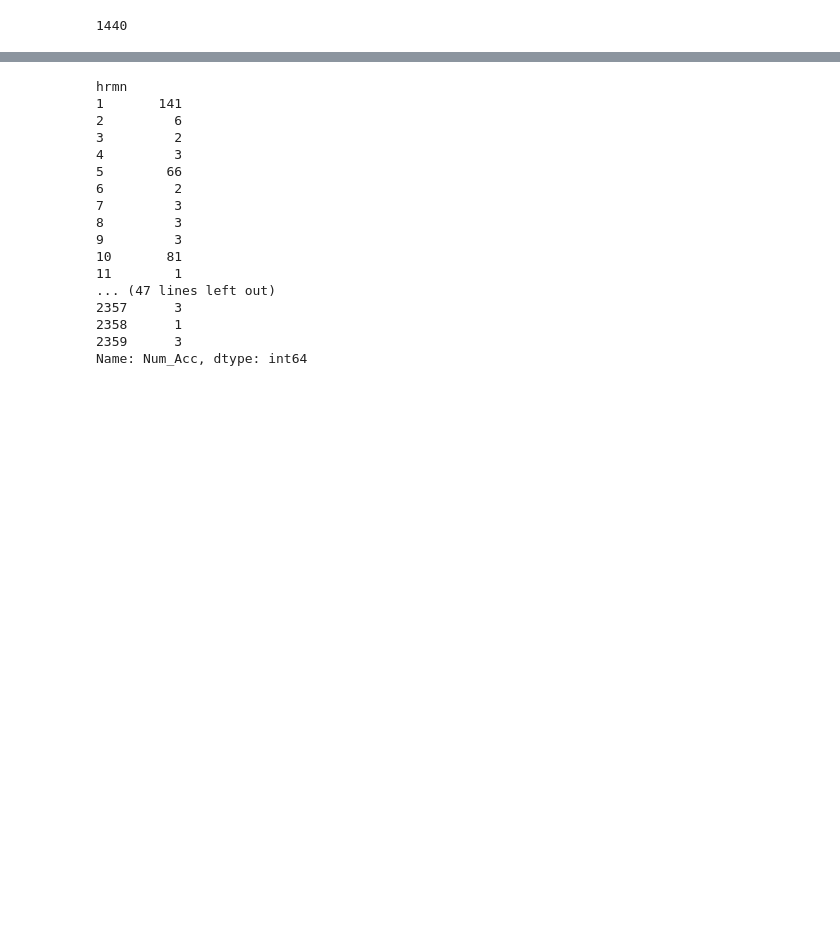
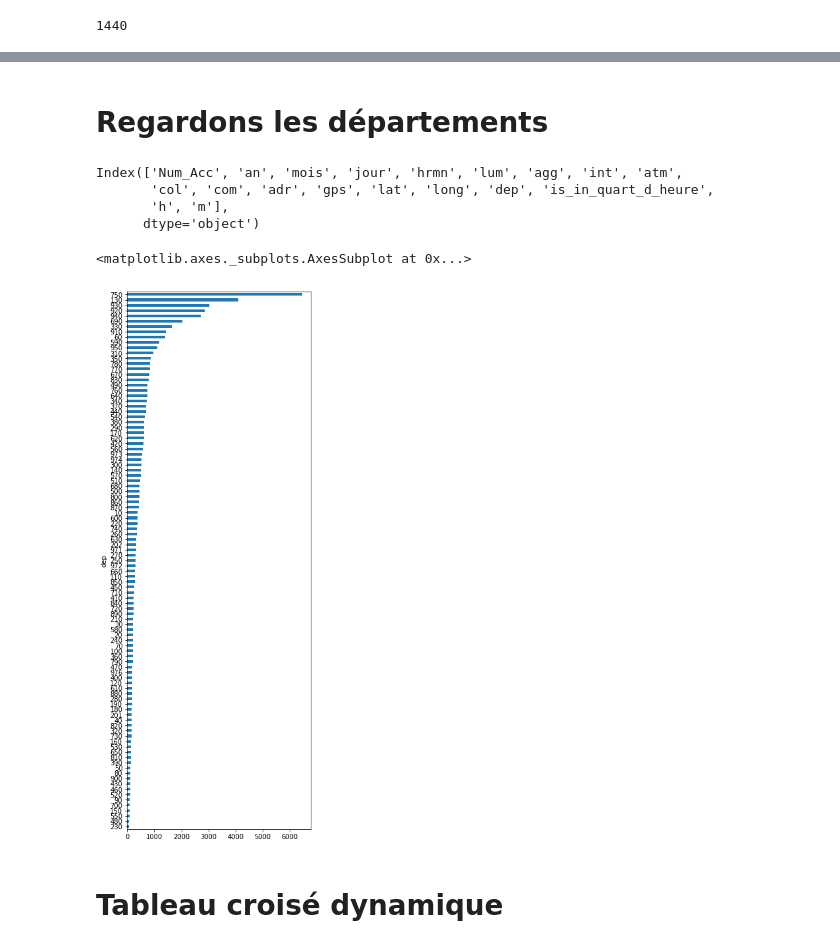
Before and after one commit to romainjouin/formation_python, a Jupyter notebook: 20180914_TD_Python.ipynb, the cells around one changed output, grey strips where cells are left out. Drawn from its saved outputs; the diff is of its cells as text; code cells hidden in the pictures; blank space fills up the shorter version.

```diff
--- a/20180914_TD_Python.ipynb
+++ b/20180914_TD_Python.ipynb
@@ -312,23 +424,18 @@ nb_de_minutes_par_jour
+# %% [markdown]
+# Regardons les départements
 # %%
 
-_ = df.groupby("hrmn")
+df.columns
+# %% [output]
+Index(['Num_Acc', 'an', 'mois', 'jour', 'hrmn', 'lum', 'agg', 'int', 'atm',
+       'col', 'com', 'adr', 'gps', 'lat', 'long', 'dep', 'is_in_quart_d_heure',
+       'h', 'm'],
+      dtype='object')
-# %%
-_["Num_Acc"].count()
-# %% [output]
-hrmn
-1       141
-2         6
-3         2
-4         3
-5        66
-6         2
-7         3
-8         3
-9         3
-10       81
-11        1
-... (47 lines left out)
-2357      3
-2358      1
-2359      3
-Name: Num_Acc, dtype: int64
+# %%
+to_plot = df.groupby("dep")["Num_Acc"].count().sort_values()
+to_plot.plot.barh(figsize=(5,15))
+# %% [output]
+<matplotlib.axes._subplots.AxesSubplot at 0x...>
+[figure, added]
+# %% [markdown]
+# Tableau croisé dynamique
```
Also changed, not shown: parts of 25 cells of this notebook.
